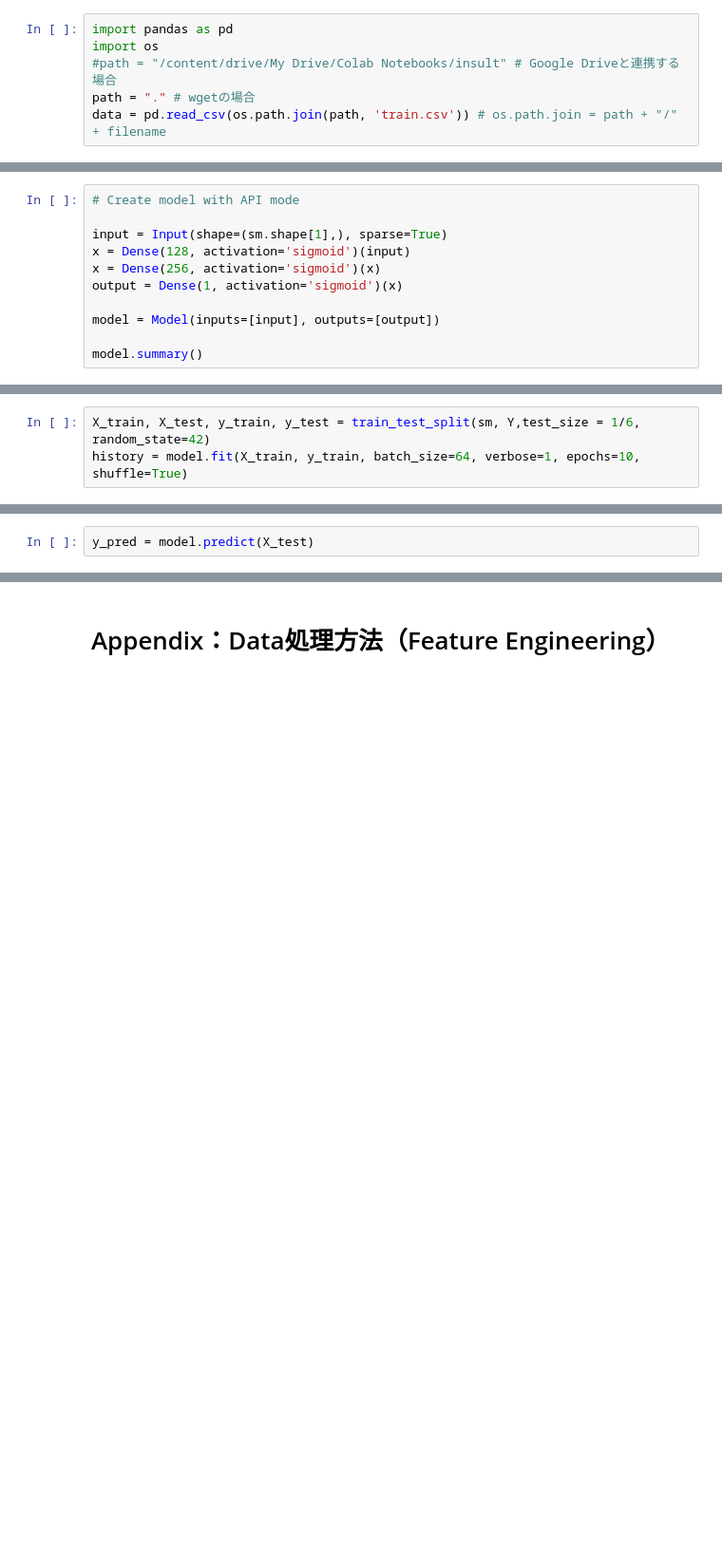
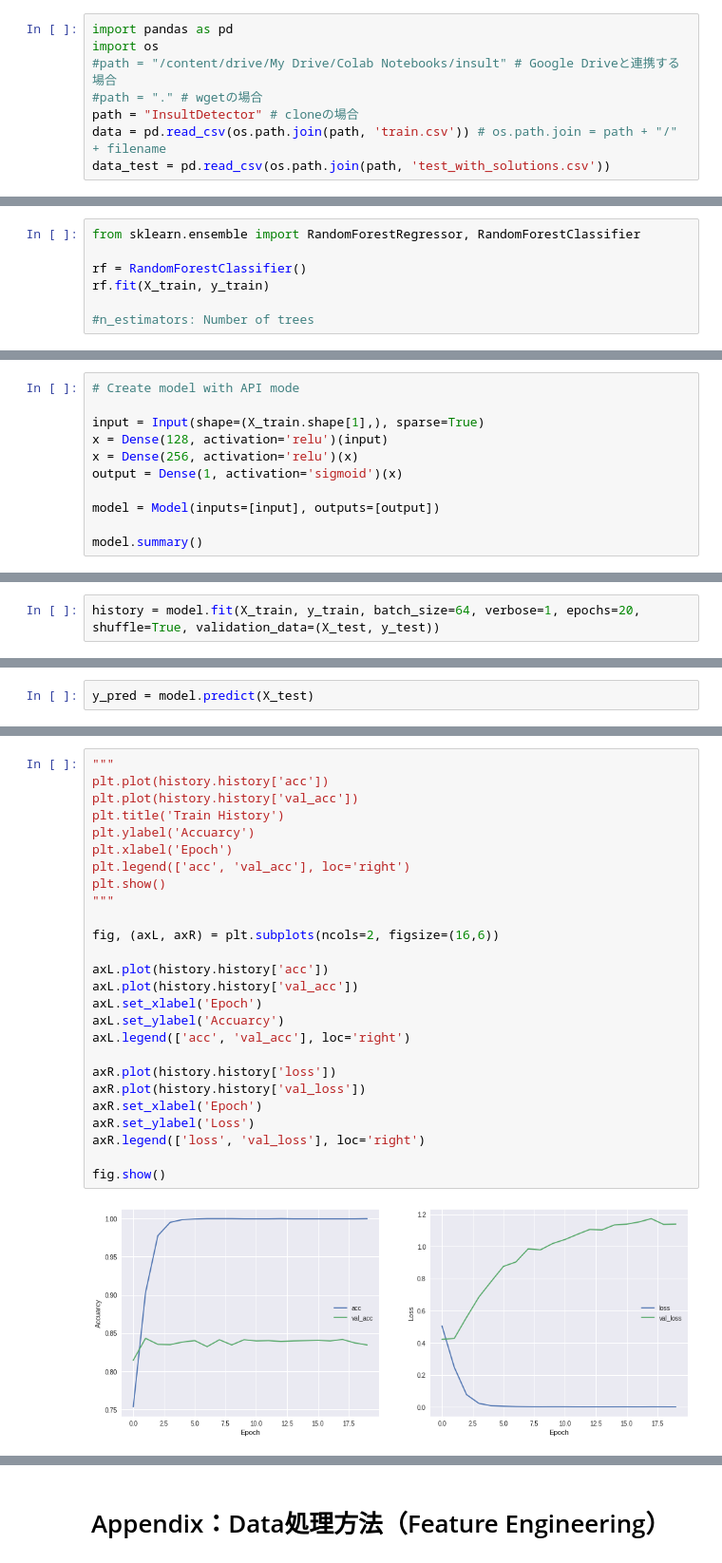
Before and after one commit to k-chiou/InsultDetector, a Jupyter notebook: Insult_Detector.ipynb, the cells around one changed output, grey strips where cells are left out. Shown at 95% size. Drawn from its saved outputs; the diff is of its cells as text; blank space fills up the shorter version.

```diff
--- a/Insult_Detector.ipynb
+++ b/Insult_Detector.ipynb
@@ -42,8 +44,10 @@ test_with_solutions     [  <=>               ]   1.19M  3.88MB/s    in 0.3s
 import pandas as pd
 import os
 #path = "/content/drive/My Drive/Colab Notebooks/insult" # Google Driveと連携する場合
-path = "." # wgetの場合
+#path = "." # wgetの場合
+path = "InsultDetector" # cloneの場合
 data = pd.read_csv(os.path.join(path, 'train.csv')) # os.path.join = path + "/" + filename
+data_test = pd.read_csv(os.path.join(path, 'test_with_solutions.csv'))
 # %%
 data.head(5) # 先頭n行のデータを表示。nは省略可（デフォルト:n=5）。
 # %% [output]
@@ -241,0 +315,7 @@ print(AUC)
+# %%
+from sklearn.ensemble import RandomForestRegressor, RandomForestClassifier
+
+rf = RandomForestClassifier()
+rf.fit(X_train, y_train)
+
+#n_estimators: Number of trees
@@ -342,9 +470,9 @@ import numpy as np
 # %%
 # Create model with API mode
 
-input = Input(shape=(sm.shape[1],), sparse=True)
-x = Dense(128, activation='sigmoid')(input)
-x = Dense(256, activation='sigmoid')(x)
+input = Input(shape=(X_train.shape[1],), sparse=True)
+x = Dense(128, activation='relu')(input)
+x = Dense(256, activation='relu')(x)
 output = Dense(1, activation='sigmoid')(x)
 
 model = Model(inputs=[input], outputs=[output])
@@ -369,6 +497,5 @@ _________________________________________________________________
 # %%
 model.compile(loss='binary_crossentropy', optimizer='adam', metrics=['accuracy'])
 # %%
-X_train, X_test, y_train, y_test = train_test_split(sm, Y,test_size = 1/6, random_state=42)
-history = model.fit(X_train, y_train, batch_size=64, verbose=1, epochs=10, shuffle=True)
+history = model.fit(X_train, y_train, batch_size=64, verbose=1, epochs=20, shuffle=True, validation_data=(X_test, y_test))
 # %% [output]
@@ -420,0 +529,28 @@ plt.show()
+# %%
+"""
+plt.plot(history.history['acc'])
+plt.plot(history.history['val_acc'])
+plt.title('Train History')
+plt.ylabel('Accuarcy')
+plt.xlabel('Epoch')
+plt.legend(['acc', 'val_acc'], loc='right')
+plt.show()
+"""
+
+fig, (axL, axR) = plt.subplots(ncols=2, figsize=(16,6))
+
+axL.plot(history.history['acc'])
+axL.plot(history.history['val_acc'])
+axL.set_xlabel('Epoch')
+axL.set_ylabel('Accuarcy')
+axL.legend(['acc', 'val_acc'], loc='right')
+
+axR.plot(history.history['loss'])
+axR.plot(history.history['val_loss'])
+axR.set_xlabel('Epoch')
+axR.set_ylabel('Loss')
+axR.legend(['loss', 'val_loss'], loc='right')
+
+fig.show()
+# %% [output]
+[figure, added]
```
Also changed, not shown: parts of 53 cells of this notebook.
